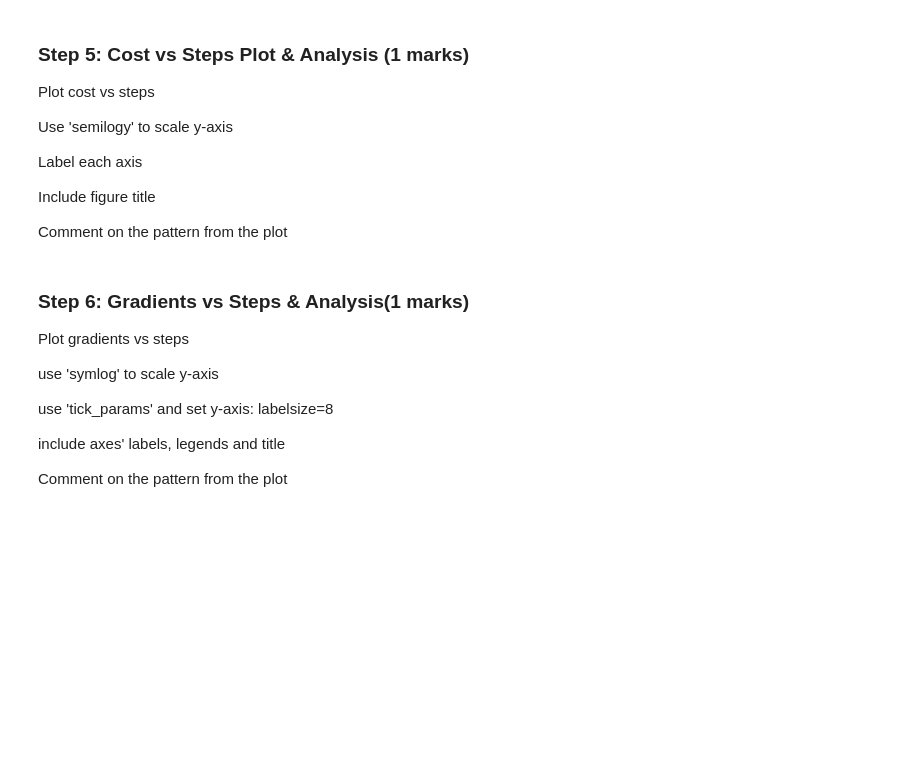
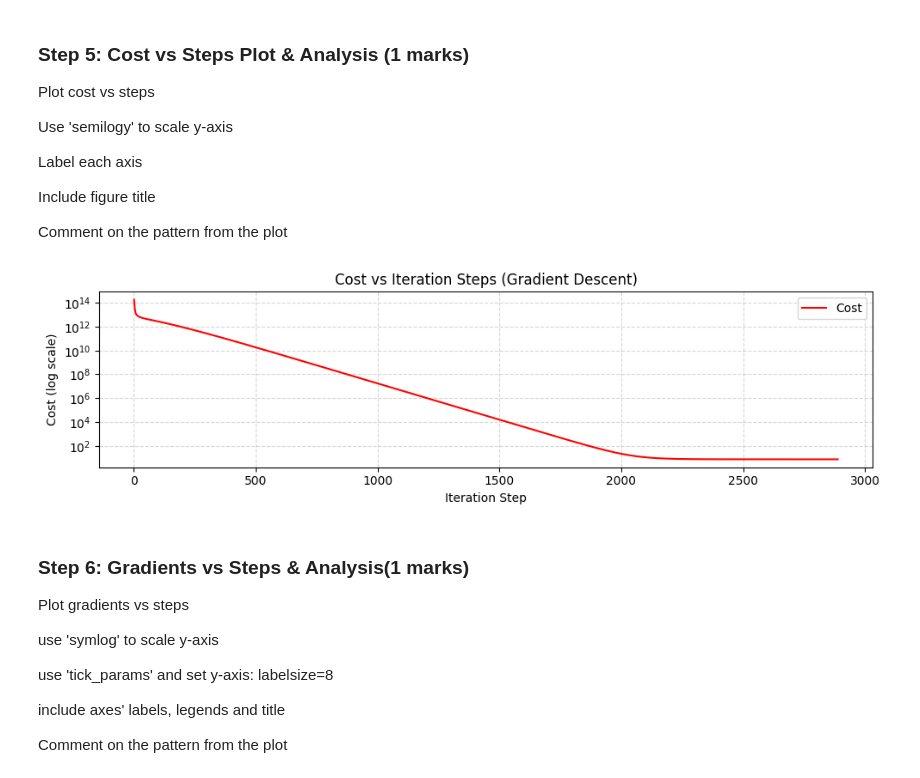
Before and after one commit to hudsonirivbogbe/ENGG680_2025_Fall, a Jupyter notebook: Lab_Assignment2/Assignment2_Group_6.ipynb, the cells around one changed output. Cells and saved outputs as stored; diff of their text form; code cells hidden in the pictures; blank space fills up the shorter version.

```diff
--- a/Lab_Assignment2/Assignment2_Group_6.ipynb
+++ b/Lab_Assignment2/Assignment2_Group_6.ipynb
@@ -541,6 +546,18 @@ The function's inputs are: the receiver's coordinates, clock offset, satellites'
 The function returns a single scalar.
 
 Call euclidean_norm function to calculate geometric distance.
+# %%
+# -------------------------------------------------------
+# Cost function:
+# -------------------------------------------------------
+def cost_function(rec_pos, cdT, sat_pos, pseudorange):
+    rho = euclidean_norm(rec_pos, sat_pos)
+    L = np.sum((pseudorange_noisy - (rho + cdT))**2)
+
+    return L
+
+rec_pos = np.array([100.0, -50.0, 25.0])
+L = cost_function(rec_pos, cdT = 1000, sat_pos = sat_positions, pseudorange= pseudorange_noisy)
 # %% [markdown]
 ### Step 2: Define the Gradient Computation Function (1 marks)
 
@@ -662,3 +819,30 @@ plt.show()
+# %%
+# -------------------------------------------------------------------------------------------------#
+# PLOT COST vs ITERATION STEPS (BASED ON LEARNING RATE = 0.01 AND MAXIMUM ITERATION NUMBER = 50000)
+# -------------------------------------------------------------------------------------------------#
+
+steps = np.arange(1, len(arr_cost)+1)
+cost_values = np.array(arr_cost)
+
+fig, ax = plt.subplots(nrows=1, ncols=1, figsize=(10, 3))
+ax.semilogy(steps, cost_values, color='r', label='Cost')
+
+# Axes labels and title
+ax.set_xlabel("Iteration Step")
+ax.set_ylabel("Cost (log scale)")
+ax.set_title("Cost vs Iteration Steps (Gradient Descent)")
+ax.legend()
+
+# Grid and layout
+ax.grid(True, which='both', linestyle='--', alpha=0.5)
+fig.tight_layout()
+
+plt.show()
+
+# Comment on the pattern (0.5 marks)
+#
+# %% [output]
+[figure, added]
 # %% [markdown]
 ### Step 6: Gradients vs Steps & Analysis(1 marks)
 Plot gradients vs steps
```
Also changed, not shown: parts of 17 cells of this notebook.
